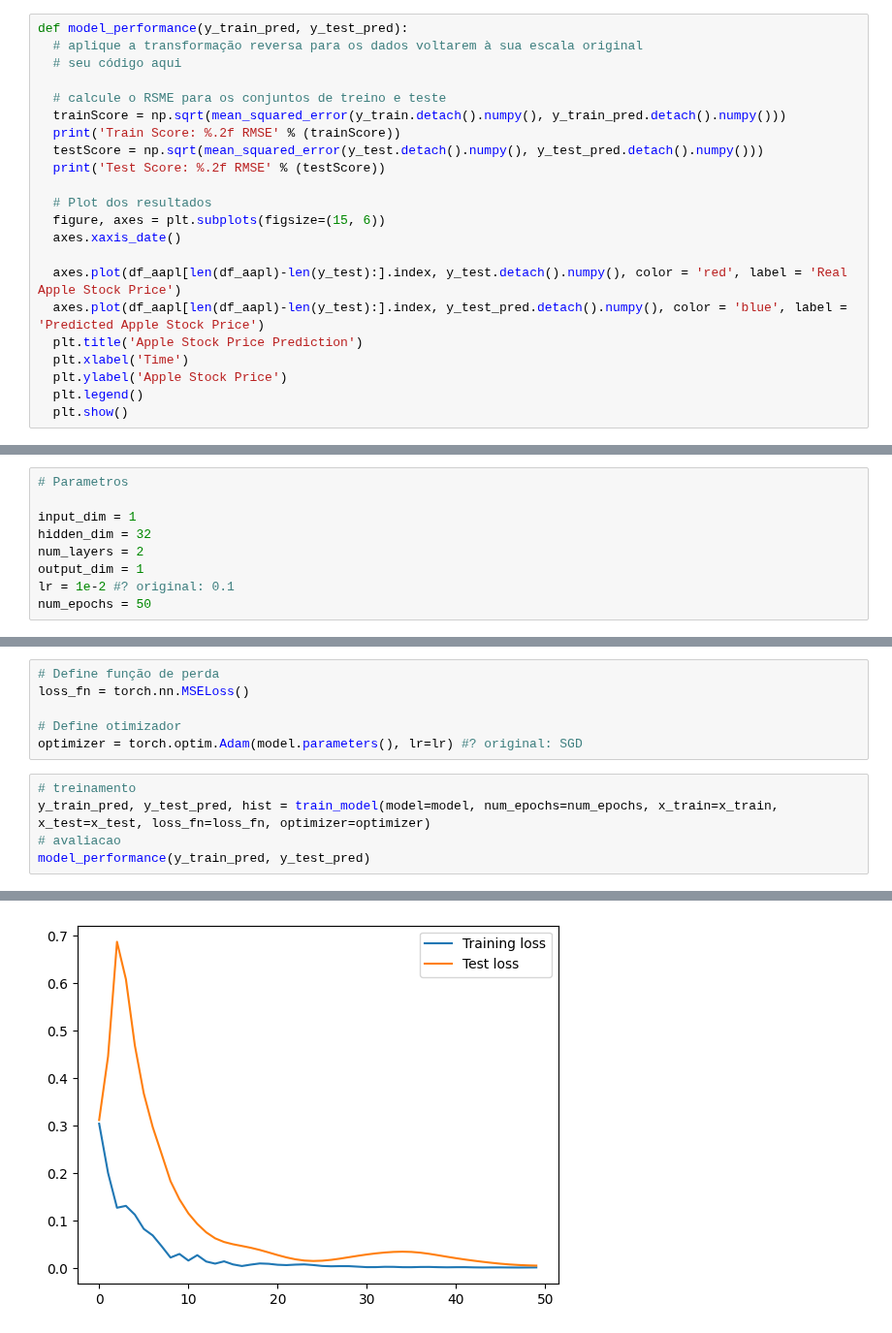
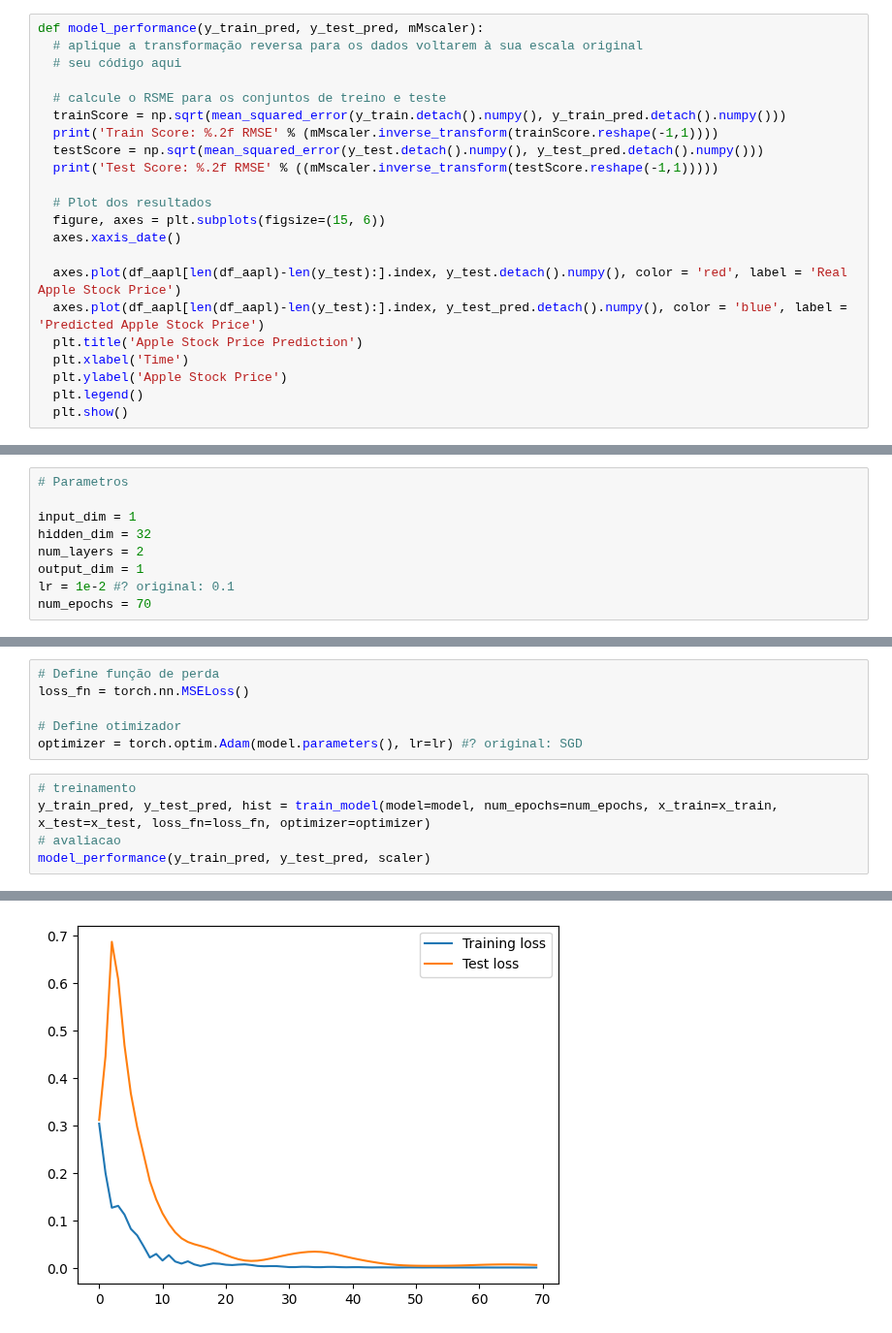
Before and after one commit to KLC8-DFCM/RedesNeurais, a Jupyter notebook: Trabalho2/T2_LSTM.ipynb, the cells around one changed output, grey strips where cells are left out. Shown at 97% size. Saved outputs shown, nothing was run; the diff lists cells and outputs as text.

```diff
--- a/Trabalho2/T2_LSTM.ipynb
+++ b/Trabalho2/T2_LSTM.ipynb
@@ -318,15 +318,15 @@ y_train_pred, y_test_pred, hist = train_model(model=model, num_epochs=5, x_train
 # %% [output]
 [figure]
 # %%
-def model_performance(y_train_pred, y_test_pred):
+def model_performance(y_train_pred, y_test_pred, mMscaler):
   # aplique a transformação reversa para os dados voltarem à sua escala original
   # seu código aqui
 
   # calcule o RSME para os conjuntos de treino e teste
   trainScore = np.sqrt(mean_squared_error(y_train.detach().numpy(), y_train_pred.detach().numpy()))
-  print('Train Score: %.2f RMSE' % (trainScore))
+  print('Train Score: %.2f RMSE' % (mMscaler.inverse_transform(trainScore.reshape(-1,1))))
   testScore = np.sqrt(mean_squared_error(y_test.detach().numpy(), y_test_pred.detach().numpy()))
-  print('Test Score: %.2f RMSE' % (testScore))
+  print('Test Score: %.2f RMSE' % ((mMscaler.inverse_transform(testScore.reshape(-1,1)))))
 
   # Plot dos resultados
   figure, axes = plt.subplots(figsize=(15, 6))
@@ -412,7 +412,7 @@ hidden_dim = 32
 num_layers = 2
 output_dim = 1
 lr = 1e-2 #? original: 0.1
-num_epochs = 50
+num_epochs = 70
 # %%
 # Instancia o modelo otimizado
 model = LSTM_optim(input_dim=input_dim, hidden_dim=hidden_dim, output_dim=output_dim, num_layers=num_layers)
@@ -432,7 +432,7 @@ optimizer = torch.optim.Adam(model.parameters(), lr=lr) #? original: SGD
 # treinamento
 y_train_pred, y_test_pred, hist = train_model(model=model, num_epochs=num_epochs, x_train=x_train, x_test=x_test, loss_fn=loss_fn, optimizer=optimizer)
 # avaliacao
-model_performance(y_train_pred, y_test_pred)
+model_performance(y_train_pred, y_test_pred, scaler)
 # %% [output]
 Epoch  10 MSE:  0.015655972063541412
 Epoch  20 MSE:  0.006786006037145853
@@ -441 +443 @@ Epoch  40 MSE:  0.0016536235343664885
-[figure, old version]
+[figure, new version]
```
Also changed, not shown: parts of 3 cells of this notebook.
